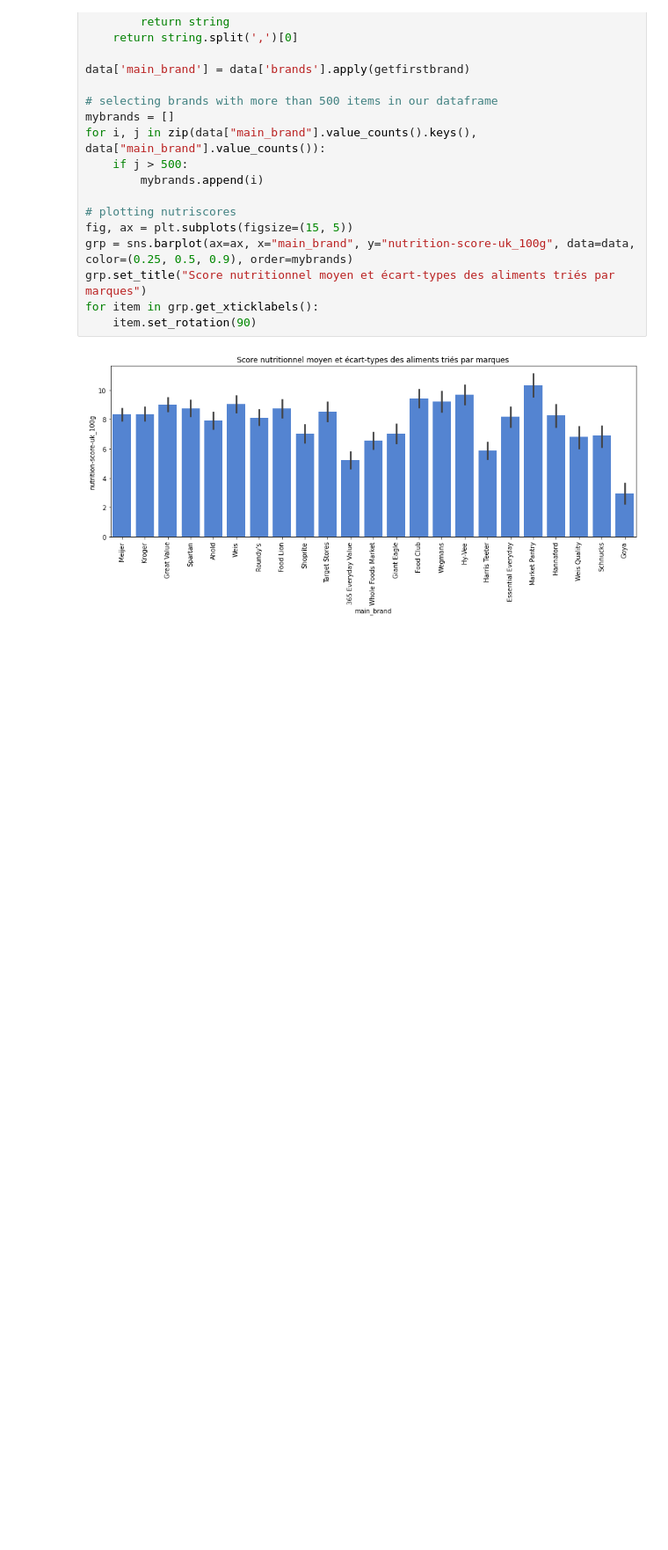
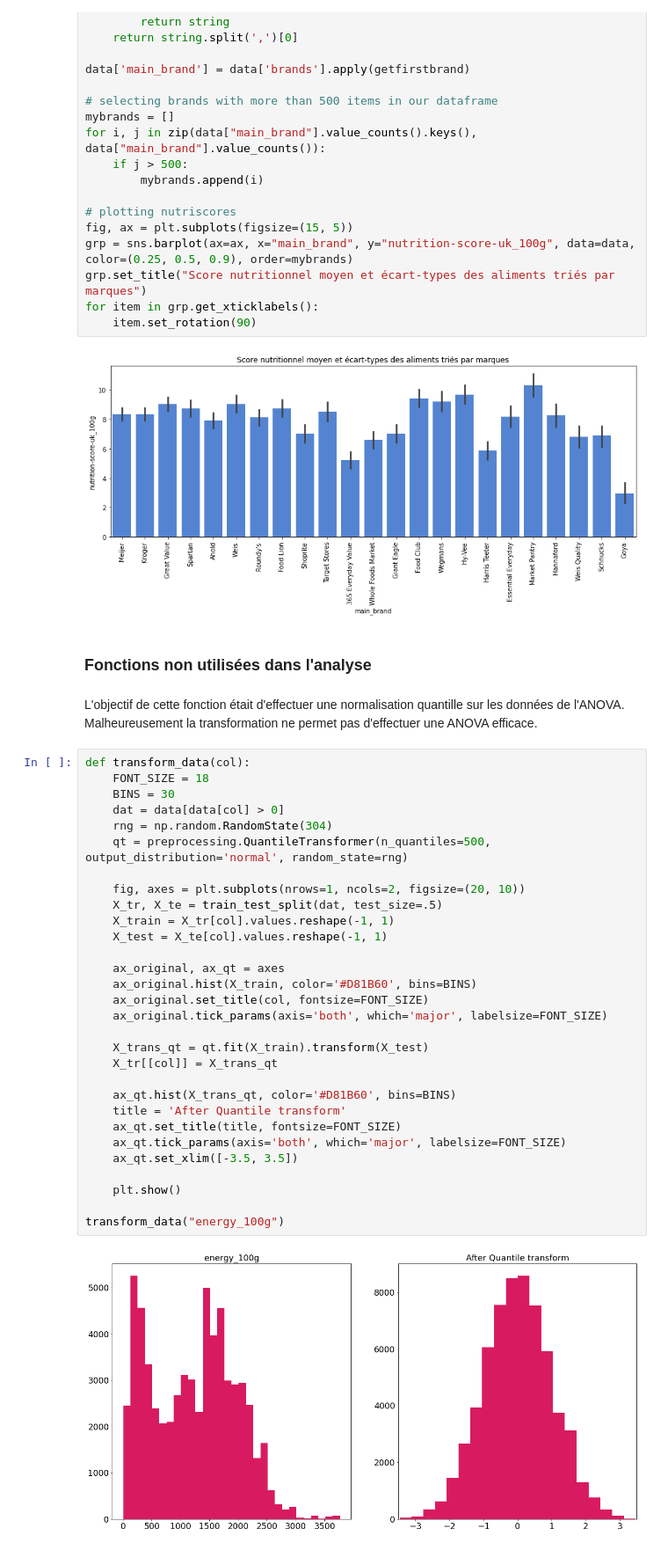
Before and after one commit to ThibaultDieudonne/OpenFoodFacts-Data-Exploration, a Jupyter notebook: P3_03_notebook.ipynb, the cells around one changed output. Shown: that part at 88% size. Saved outputs shown, nothing was run; the diff lists cells and outputs as text; blank space fills up the shorter version.

```diff
--- a/notebook.ipynb
+++ b/P3_03_notebook.ipynb
@@ -296,3 +296,39 @@ for item in grp.get_xticklabels():
     item.set_rotation(90)
 # %% [output]
 [figure]
+# %% [markdown]
+### Fonctions non utilisées dans l'analyse
+# %% [markdown]
+L'objectif de cette fonction était d'effectuer une normalisation quantille sur les données de l'ANOVA. Malheureusement la transformation ne permet pas d'effectuer une ANOVA efficace.
+# %%
+def transform_data(col):
+    FONT_SIZE = 18
+    BINS = 30
+    dat = data[data[col] > 0]
+    rng = np.random.RandomState(304)
+    qt = preprocessing.QuantileTransformer(n_quantiles=500, output_distribution='normal', random_state=rng)
+
+    fig, axes = plt.subplots(nrows=1, ncols=2, figsize=(20, 10))
+    X_tr, X_te = train_test_split(dat, test_size=.5)
+    X_train = X_tr[col].values.reshape(-1, 1)
+    X_test = X_te[col].values.reshape(-1, 1)
+
+    ax_original, ax_qt = axes
+    ax_original.hist(X_train, color='#D81B60', bins=BINS)
+    ax_original.set_title(col, fontsize=FONT_SIZE)
+    ax_original.tick_params(axis='both', which='major', labelsize=FONT_SIZE)
+
+    X_trans_qt = qt.fit(X_train).transform(X_test)
+    X_tr[[col]] = X_trans_qt
+
+    ax_qt.hist(X_trans_qt, color='#D81B60', bins=BINS)
+    title = 'After Quantile transform'
+    ax_qt.set_title(title, fontsize=FONT_SIZE)
+    ax_qt.tick_params(axis='both', which='major', labelsize=FONT_SIZE)
+    ax_qt.set_xlim([-3.5, 3.5])
+
+    plt.show()
+
+transform_data("energy_100g")
+# %% [output]
+[figure, added]
```
Also changed, not shown: parts of 6 cells of this notebook, 5 other files.
